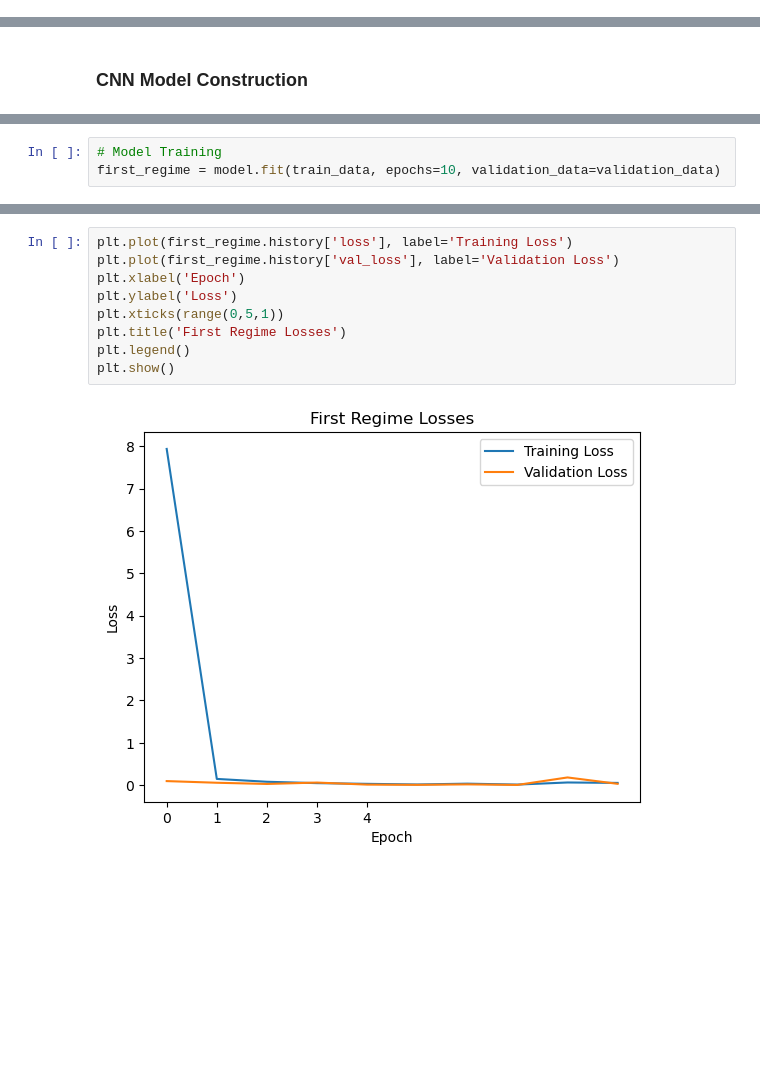
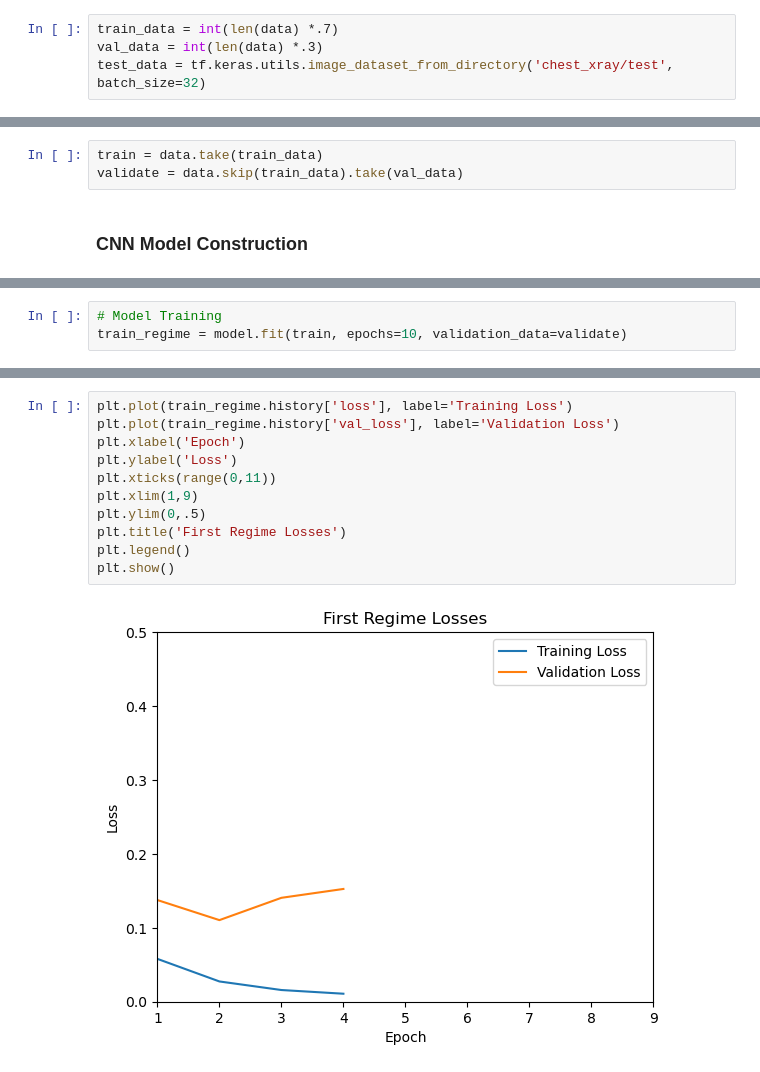
Before and after one commit to Shakermaker001/UCF-Project--4, a Jupyter notebook: CNN_Practice.ipynb, the cells around one changed output, grey strips where cells are left out. Cells and saved outputs as stored; diff of their text form; blank space fills up the shorter version.

```diff
--- a/CNN_Practice.ipynb
+++ b/CNN_Practice.ipynb
@@ -129,0 +171,4 @@ len(preprocess_data)
+# %%
+train_data = int(len(data) *.7)
+val_data = int(len(data) *.3)
+test_data = tf.keras.utils.image_dataset_from_directory('chest_xray/test', batch_size=32)
@@ -130,3 +177,6 @@ len(preprocess_data)
+# %%
+train = data.take(train_data)
+validate = data.skip(train_data).take(val_data)
 # %% [markdown]
 ### CNN Model Construction ###
 # %%
@@ -176,6 +222,6 @@ Non-trainable params: 0 (0.00 Byte)
 _________________________________________________________________
 # %%
 # Model Training
-first_regime = model.fit(train_data, epochs=10, validation_data=validation_data)
+train_regime = model.fit(train, epochs=10, validation_data=validate)
 # %% [output]
 Epoch 1/10
@@ -218,14 +264,16 @@ first_regime.history
 # %%
-plt.plot(first_regime.history['loss'], label='Training Loss')
-plt.plot(first_regime.history['val_loss'], label='Validation Loss')
+plt.plot(train_regime.history['loss'], label='Training Loss')
+plt.plot(train_regime.history['val_loss'], label='Validation Loss')
 plt.xlabel('Epoch')
 plt.ylabel('Loss')
-plt.xticks(range(0,5,1))
+plt.xticks(range(0,11))
+plt.xlim(1,9)
+plt.ylim(0,.5)
 plt.title('First Regime Losses')
 plt.legend()
 plt.show()
 # %% [output]
-[figure, old version]
+[figure, new version]
 # %%
 plt.plot(first_regime.history['accuracy'], label='Training Accuracy')
 plt.plot(first_regime.history['val_accuracy'], label='Validation Accuracy')
```
Also changed, not shown: parts of 24 cells of this notebook.
